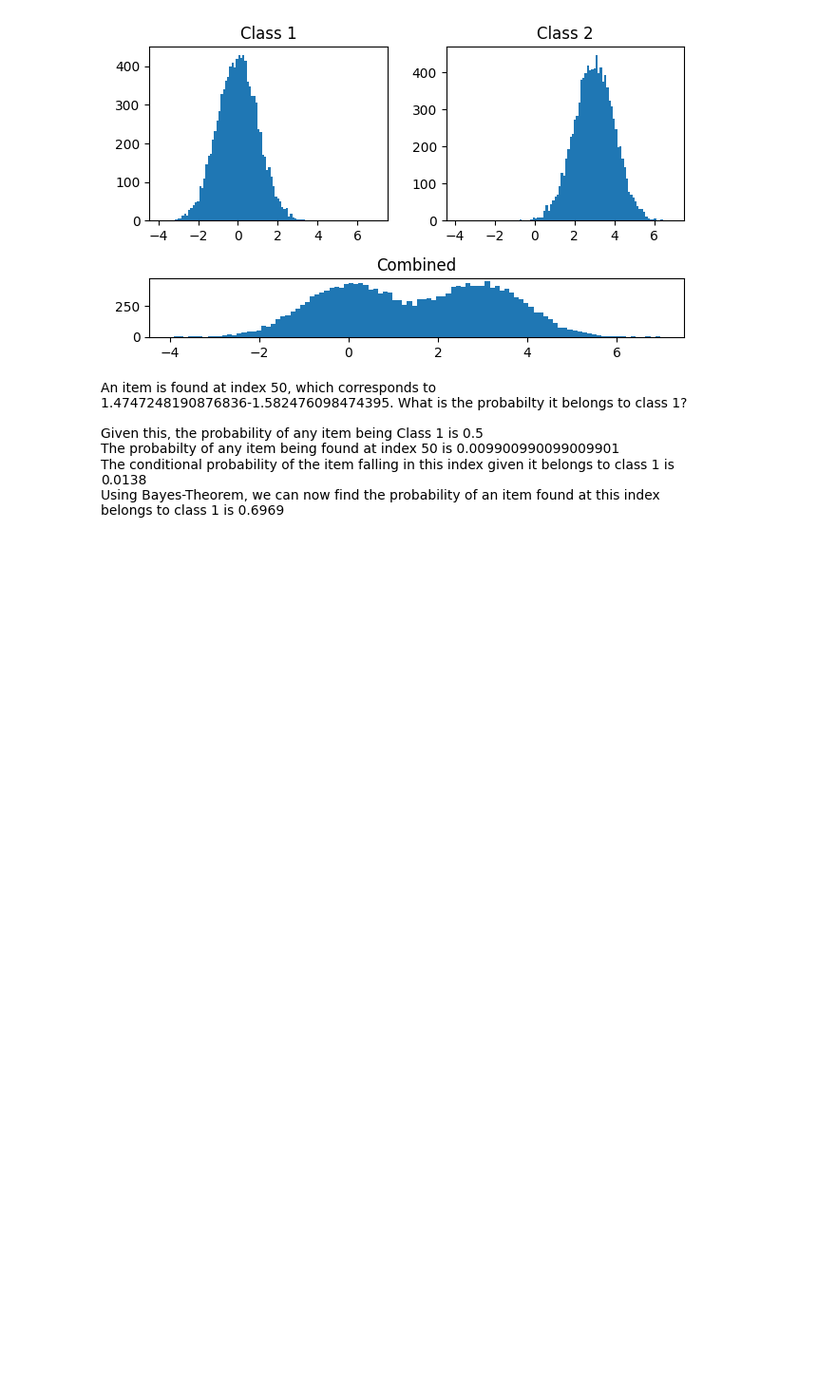
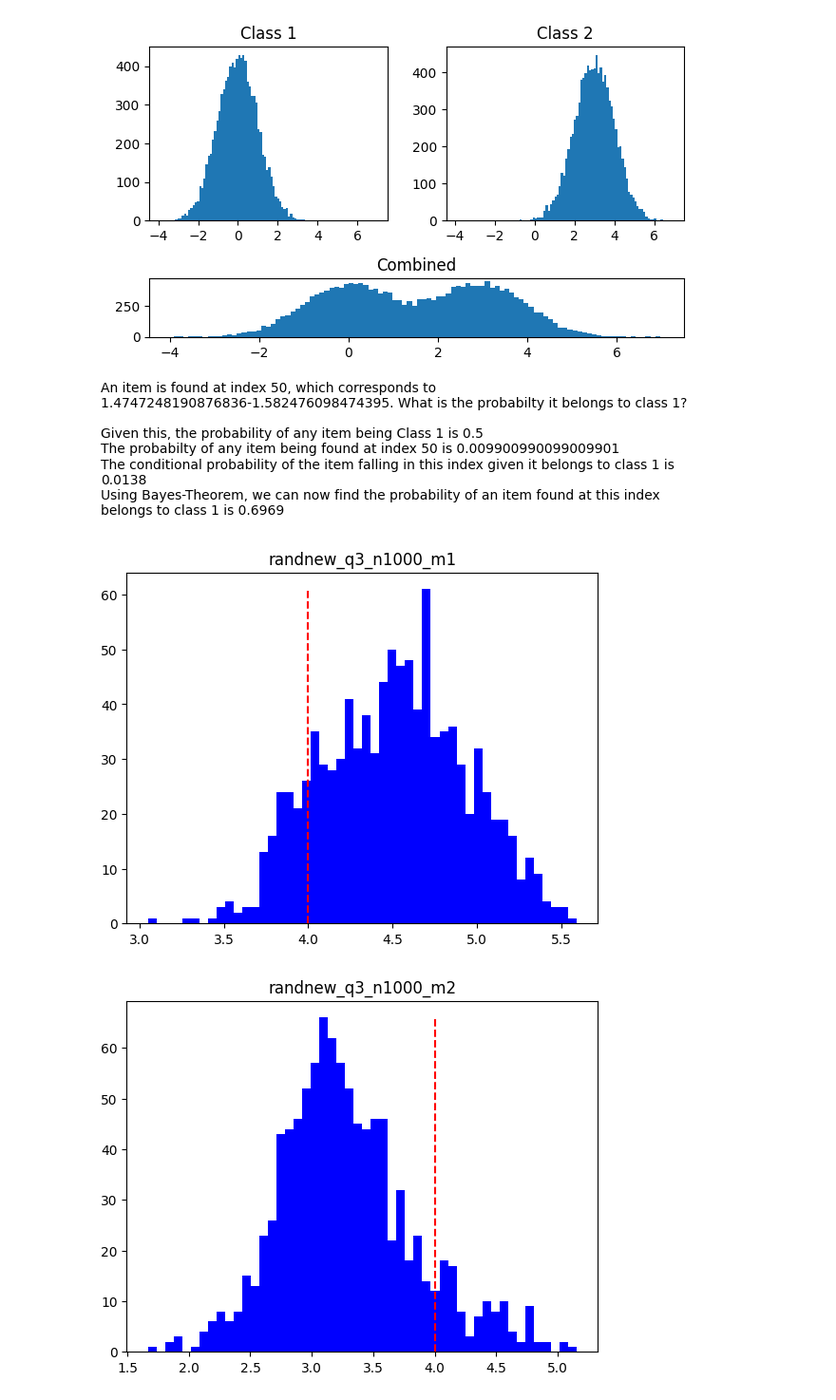
Before and after one commit to zhuyk6/Bell-ineq-VQE, a Jupyter notebook: run_examples.ipynb, the cells around one changed output. Shown at 95% size. Saved outputs shown, nothing was run; the diff lists cells and outputs as text; code cells hidden in the pictures; blank space fills up the shorter version.

```diff
--- a/run_examples.ipynb
+++ b/run_examples.ipynb
@@ -456,3 +458,34 @@ def test():
 test()
 # %% [output]
 [figure]
+# %%
+def randnew_q3(n: int, m: int):
+    arr_s = []
+    for i in range(n):
+        dm = rand_density_matrix_from_basis(3, m)
+        s = Svetlichny_qnn(dm)
+        arr_s.append(s)
+
+    save_data({"arr_s": arr_s}, f"randnew_q3_n{n}_m{m}.json")
+# %%
+for m in range(1, 5):
+    randnew_q3(1000, m)
+# %%
+
+import matplotlib.pyplot as plt
+
+def draw_randnew_q3_n_m(filename: str):
+    with open(filename, "r") as f:
+        datas = json.load(f)
+    arr_s = datas["arr_s"]
+
+    plt.title(filename[: -5])
+    (cnt, _, _) = plt.hist(arr_s, bins=50, color="blue")
+    plt.vlines([4.0], 0, max(cnt), colors="red", linestyles="dashed")
+    plt.show()
+
+for m in range(1, 5):
+    draw_randnew_q3_n_m(f"randnew_q3_n1000_m{m}.json")
+# %% [output]
+[figure, added]
+[figure, added]
```
Also changed, not shown: parts of 5 cells of this notebook, 15 other files.
